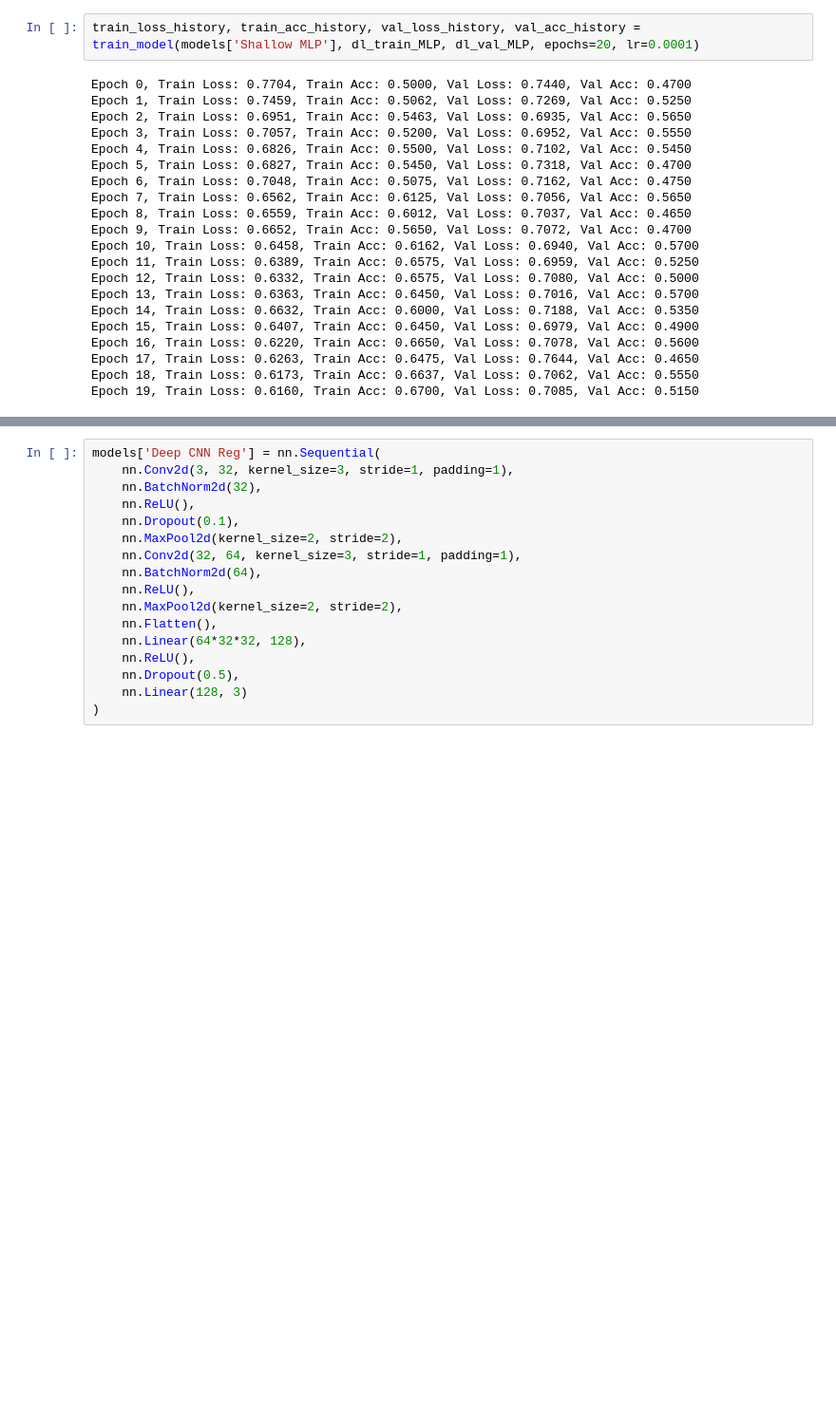
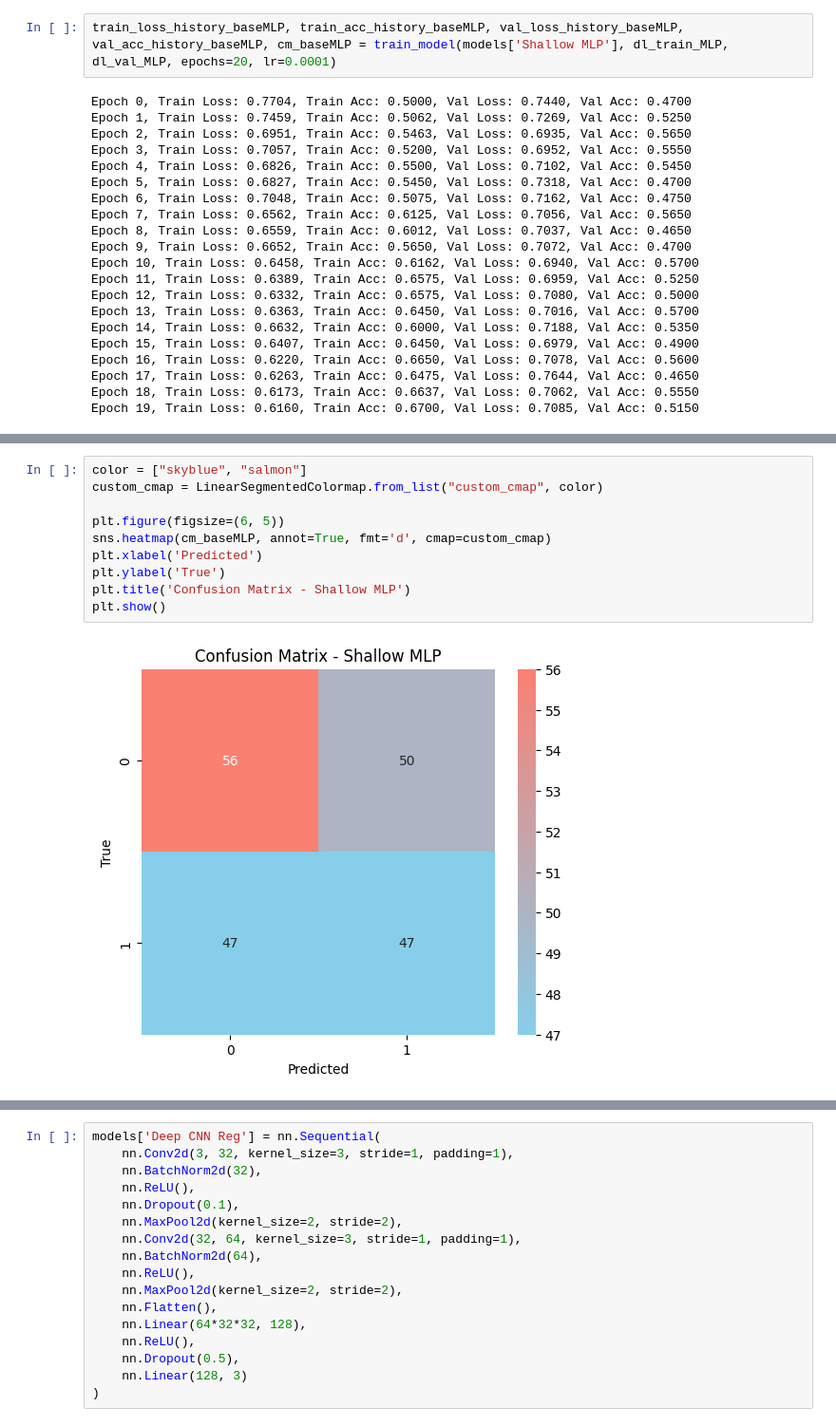
Before and after one commit to UnaiLalana/MLP-vs-CNN-Classification-Problem, a Jupyter notebook: notebooks/model_training_AI_detection.ipynb, the cells around one changed output, grey strips where cells are left out. Shown: that part at 95% size. Cells and saved outputs as stored; diff of their text form; blank space fills up the shorter version.

```diff
--- a/notebooks/model_training_AI_detection.ipynb
+++ b/notebooks/model_training_AI_detection.ipynb
@@ -210,5 +230,5 @@ def train_model(model, train_dl, val_dl, epochs=1000, lr=0.1):
 # %%
-train_loss_history, train_acc_history, val_loss_history, val_acc_history = train_model(models['Shallow MLP'], dl_train_MLP, dl_val_MLP, epochs=20, lr=0.0001)
+train_loss_history_baseMLP, train_acc_history_baseMLP, val_loss_history_baseMLP, val_acc_history_baseMLP, cm_baseMLP = train_model(models['Shallow MLP'], dl_train_MLP, dl_val_MLP, epochs=20, lr=0.0001)
 # %% [output]
 Epoch 0, Train Loss: 0.7704, Train Acc: 0.5000, Val Loss: 0.7440, Val Acc: 0.4700
 Epoch 1, Train Loss: 0.7459, Train Acc: 0.5062, Val Loss: 0.7269, Val Acc: 0.5250
@@ -251,4 +271,16 @@ plt.savefig("../figures/shallowMLP.png")
 plt.show()
 # %% [output]
 [figure]
+# %%
+color = ["skyblue", "salmon"]
+custom_cmap = LinearSegmentedColormap.from_list("custom_cmap", color)
+
+plt.figure(figsize=(6, 5))
+sns.heatmap(cm_baseMLP, annot=True, fmt='d', cmap=custom_cmap)
+plt.xlabel('Predicted')
+plt.ylabel('True')
+plt.title('Confusion Matrix - Shallow MLP')
+plt.show()
+# %% [output]
+[figure, added]
 # %%
```
Also changed, not shown: parts of 17 cells of this notebook, 10 other files.
